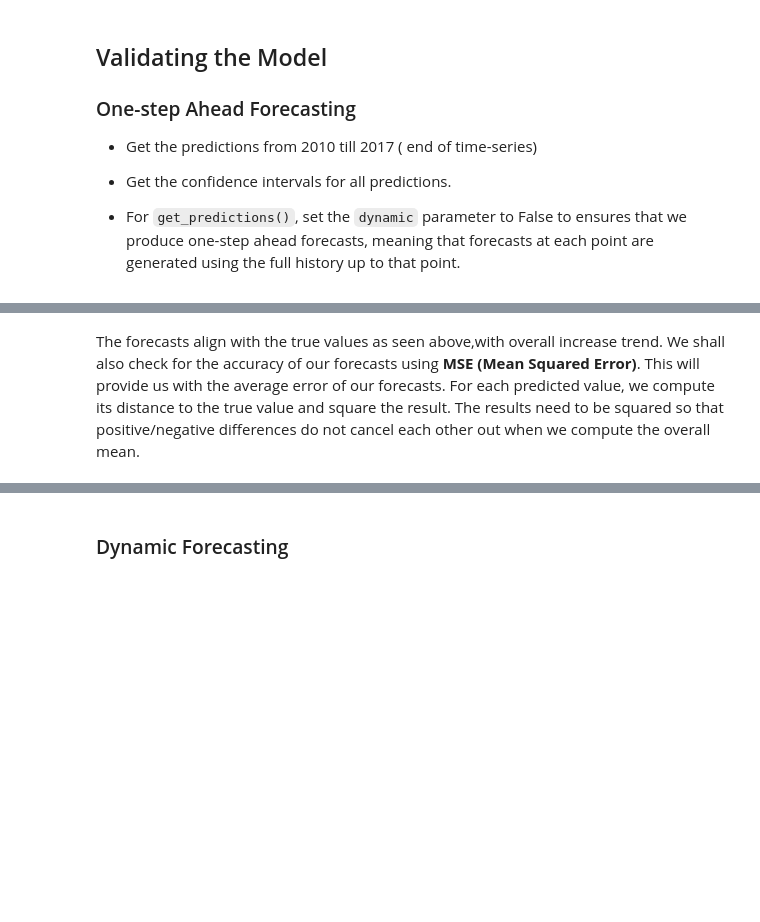
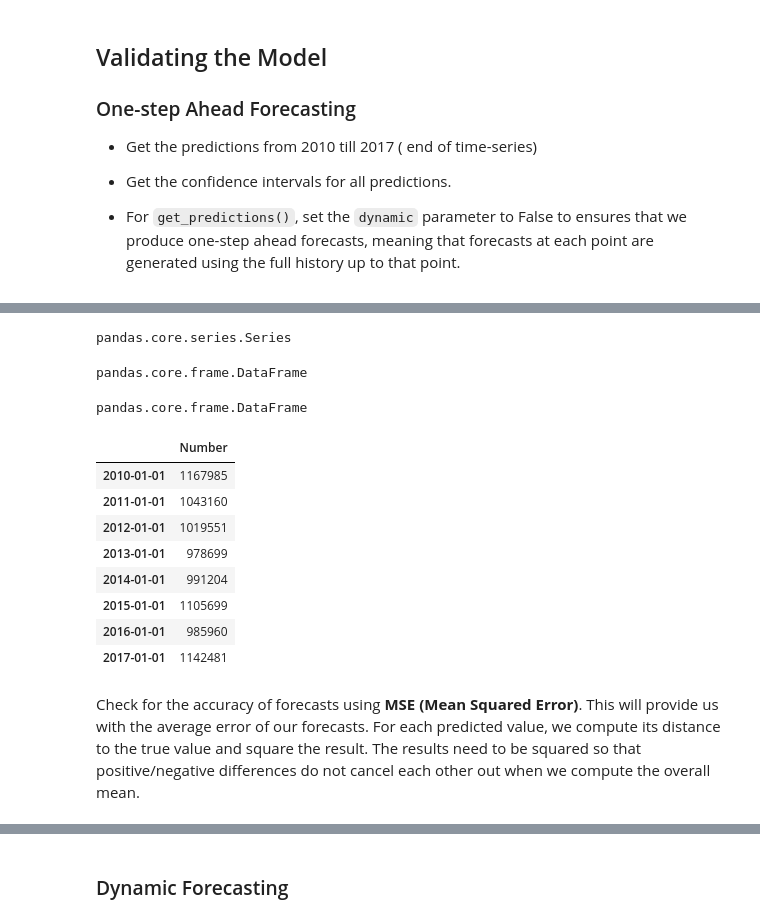
Before and after one commit to Erika-Russi/mod_4_project, a Jupyter notebook: Tot_Imm_Sarima.ipynb, the cells around one changed output, grey strips where cells are left out. Cells and saved outputs as stored; diff of their text form; code cells hidden in the pictures; blank space fills up the shorter version.

Commit message:
add final sarima for pop_perc and tot immigration

```diff
--- a/Tot_Imm_Sarima.ipynb
+++ b/Tot_Imm_Sarima.ipynb
@@ -196,4 +207,32 @@ plt.show()
+# %%
+type(pred.predicted_mean)
+# %% [output]
+pandas.core.series.Series
+# %%
+tif = pred.predicted_mean.to_frame()
+tif = tif.astype('int64', copy=False)
+type(tif)
+# %% [output]
+pandas.core.frame.DataFrame
+# %%
+type(total_immigration_truth)
+# %% [output]
+pandas.core.frame.DataFrame
+# %%
+
+tif = tif.rename(columns={tif.columns[-1]: 'Number' })
+tif
+# %% [output]
+|  | Number |
+| 2010-01-01 | 1167985 |
+| 2011-01-01 | 1043160 |
+| 2012-01-01 | 1019551 |
+| 2013-01-01 | 978699 |
+| 2014-01-01 | 991204 |
+| 2015-01-01 | 1105699 |
+| 2016-01-01 | 985960 |
+| 2017-01-01 | 1142481 |
 # %% [markdown]
-The forecasts align with the true values  as seen above,with overall increase trend. We shall also check for the accuracy of our forecasts using  **MSE (Mean Squared Error)**. This will provide us with the average error of our forecasts. For each predicted value, we compute its distance to the true value and square the result. The results need to be squared so that positive/negative differences do not cancel each other out when we compute the overall mean.
+Check for the accuracy of forecasts using  **MSE (Mean Squared Error)**. This will provide us with the average error of our forecasts. For each predicted value, we compute its distance to the true value and square the result. The results need to be squared so that positive/negative differences do not cancel each other out when we compute the overall mean.
 # %%
 # Get the Real and predicted values
```
Also changed, not shown: parts of 12 cells of this notebook, 2 other files.
